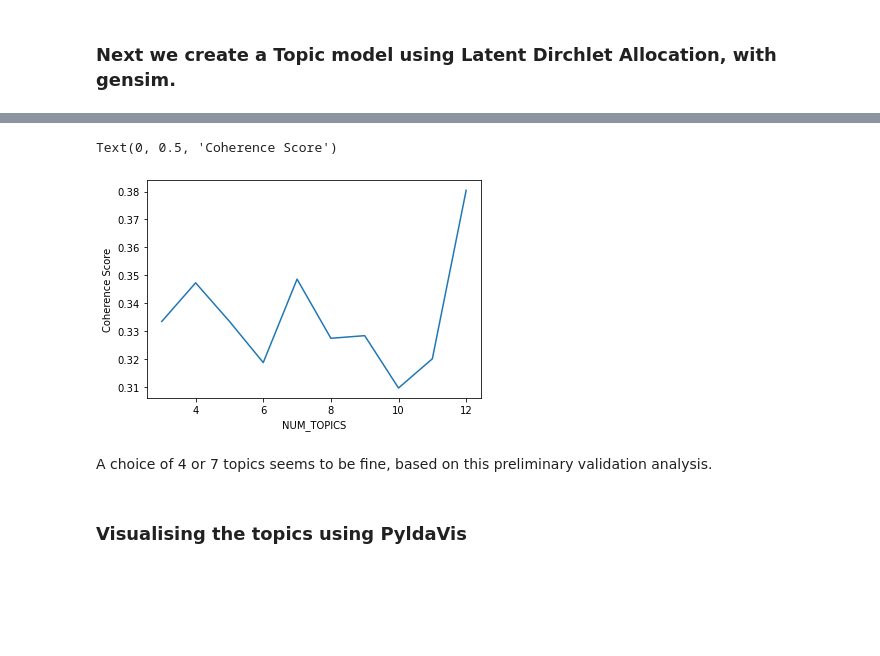
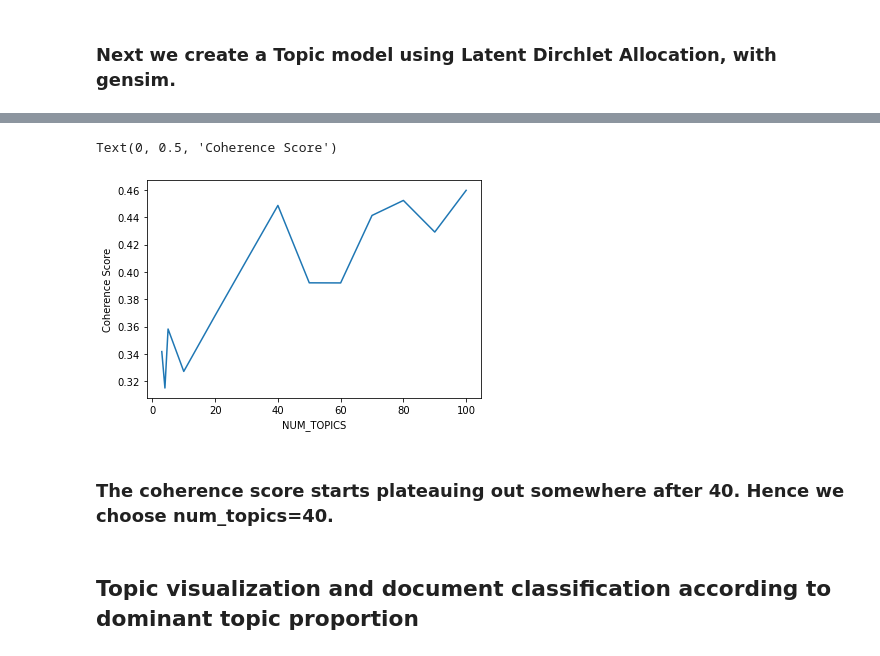
Before and after one commit to rajarshipal15/Topic_modelling_LDA, a Jupyter notebook: topic_model_lda.ipynb, the cells around one changed output, grey strips where cells are left out. Drawn from its saved outputs; the diff is of its cells as text; code cells hidden in the pictures; blank space fills up the shorter version.

```diff
--- a/topic_model_lda.ipynb
+++ b/topic_model_lda.ipynb
@@ -117,5 +122,5 @@ Dictionary(6117 unique tokens: ['accept', 'align', 'best', 'change', 'continue']
 # %%
-BoW_corpus = [dictionary.doc2bow(article.split()) for article in corpus]
+bow_corpus = [dictionary.doc2bow(article) for article in corpus_tokenized]
 # %% [markdown]
 ### Next we create a Topic model using Latent Dirchlet Allocation, with gensim.
 # %%
@@ -134,20 +140,20 @@ for topic in topics:
 # %%
 from gensim.models import CoherenceModel# Compute Coherence Score
 list_for_plot=[]
-m=10
-for NUM_TOPICS in range(3,3+m):
-    ldamodel = gensim.models.ldamodel.LdaModel(BoW_corpus, num_topics = NUM_TOPICS, id2word=dictionary, passes=15)
+#m=10
+num_topics_set=[3,4,5,10,20,30,40,50,60,70,80,90,100]
+for NUM_TOPICS in num_topics_set:
+    ldamodel = gensim.models.ldamodel.LdaModel(bow_corpus, num_topics = NUM_TOPICS, id2word=dictionary, passes=15)
     coherence_model_lda = CoherenceModel(model=ldamodel, texts=corpus_tokenized, dictionary=dictionary, coherence='c_v')
     list_for_plot.append([NUM_TOPICS,coherence_model_lda.get_coherence()])
-list_for_plot=np.asarray(list_for_plot).reshape(m,2)
+list_for_plot=np.asarray(list_for_plot).reshape(len(num_topics_set),2)
+plt.plot(list_for_plot[:,0],list_for_plot[:,1])
+plt.xlabel("NUM_TOPICS")
+plt.ylabel("Coherence Score")
+# %% [output]
+Text(0, 0.5, 'Coherence Score')
+[figure, added]
-# %%
-plt.plot(list_for_plot[:,0],list_for_plot[:,1])
-plt.xlabel("NUM_TOPICS")
-plt.ylabel("Coherence Score")
-# %% [output]
-Text(0, 0.5, 'Coherence Score')
-[figure, removed]
-# %% [markdown]
-A choice of 4 or 7 topics seems to be fine, based on this preliminary validation analysis.
-# %% [markdown]
-### Visualising the topics using PyldaVis
+# %% [markdown]
+### The coherence score  starts plateauing out somewhere after 40. Hence we choose num_topics=40.
+# %% [markdown]
+## Topic visualization and document classification according to dominant topic proportion
```
Also changed, not shown: parts of 33 cells of this notebook.
